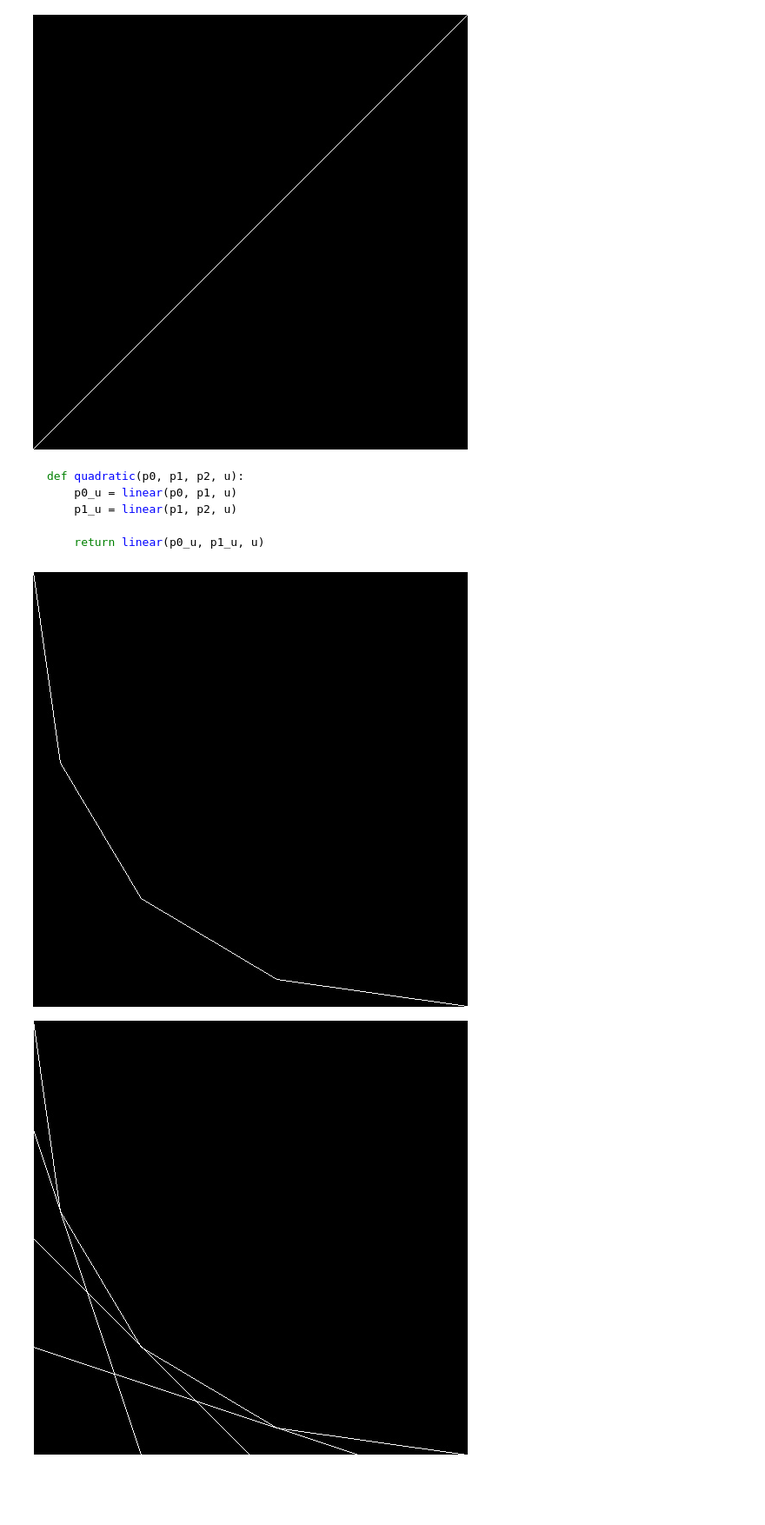
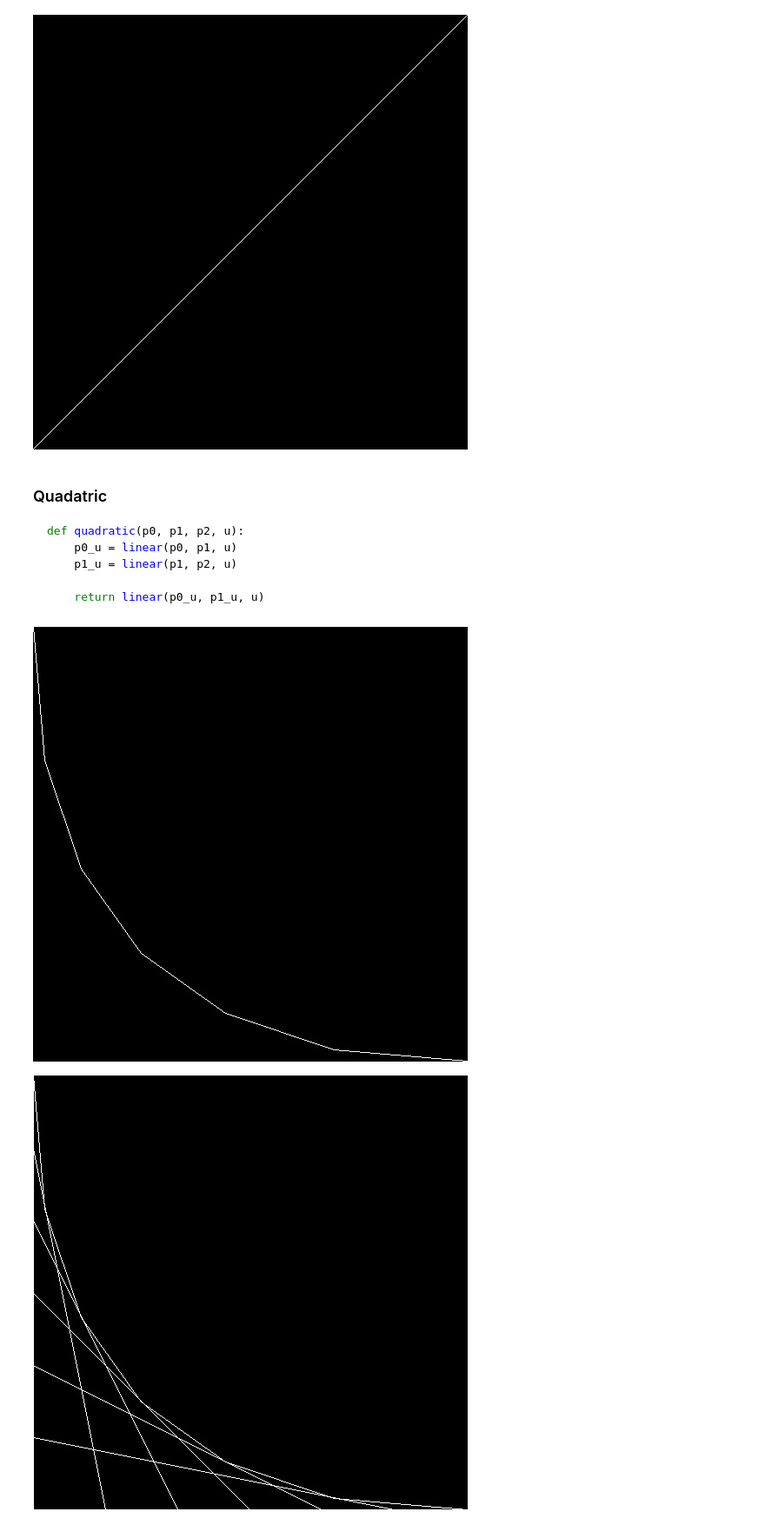
Before and after one commit to EvanLavender13/graphics, a Jupyter notebook: notebooks/bezier-curve.ipynb, the cells around one changed output. Shown at 87% size. Cells and saved outputs as stored; diff of their text form; code cells hidden in the pictures; blank space fills up the shorter version.

````diff
--- a/notebooks/bezier-curve.ipynb
+++ b/notebooks/bezier-curve.ipynb
@@ -47,6 +49,8 @@ imshow(screen)
 # %% [output]
 [figure]
 # %% [markdown]
+### Quadatric
+
 ```python
 def quadratic(p0, p1, p2, u):
     p0_u = linear(p0, p1, u)
@@ -61,21 +65,21 @@ control_points = np.array([
     [499, 0]
 ], dtype=int)
 
-curve = interp.bezier_curve(control_points, 5)
+curve = interp.bezier_curve(control_points, 7)
 
 screen = g.create_screen((500, 500))
 g.draw_points(screen, curve, lines=True)
 
 imshow(screen)
 # %% [output]
-[figure, old version]
+[figure, new version]
 # %%
-for i, u in enumerate(np.linspace(0, 1, 5)):
+for i, u in enumerate(np.linspace(0, 1, 7)):
     p0 = interp.linear(*control_points[0:2], u)
     p1 = interp.linear(*control_points[1:3], u)
     g.draw_line(screen, p0.astype(int), p1.astype(int))
 
 imshow(screen)
 # %% [output]
-[figure, old version]
+[figure, new version]
 # %% [markdown]
````
Also changed, not shown: parts of 6 cells of this notebook, 1 other file.
